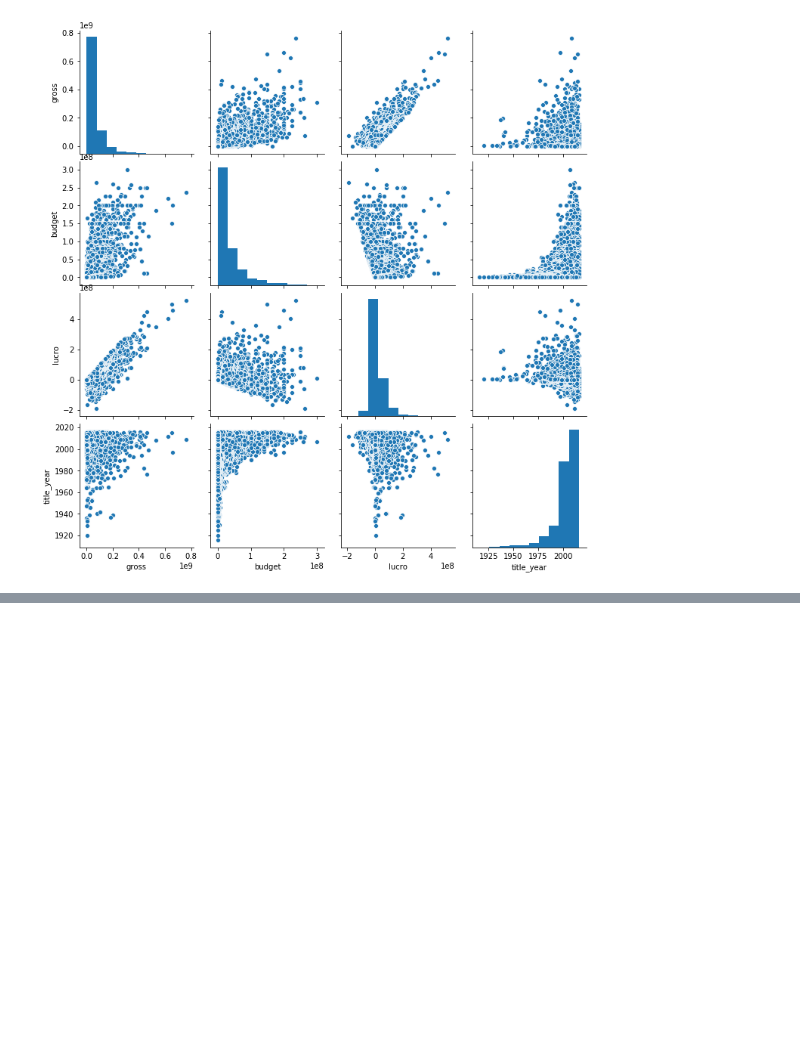
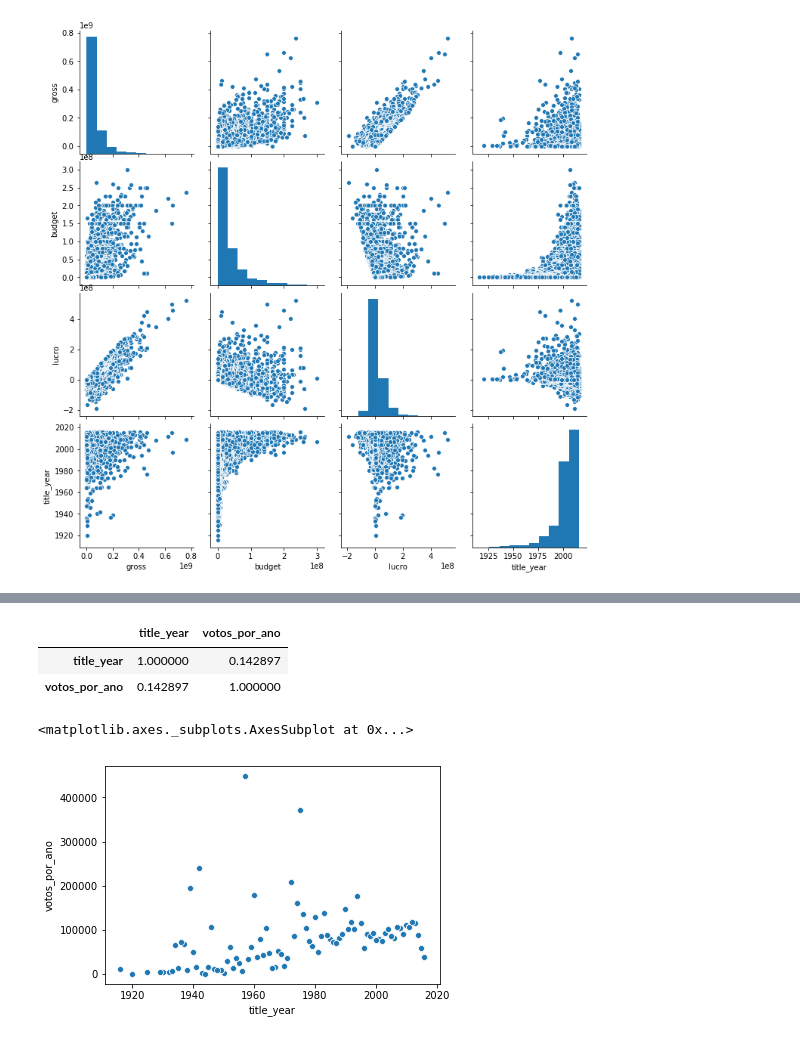
Before and after one commit to lucasnc/quarentena-dados, a Jupyter notebook: aula-03.ipynb, the cells around one changed output, grey strips where cells are left out. Cells and saved outputs as stored; diff of their text form; code cells hidden in the pictures; blank space fills up the shorter version.

```diff
--- a/aula-03.ipynb
+++ b/aula-03.ipynb
@@ -207,0 +283,14 @@ sns.pairplot(data = imdb_usa[['gross', 'budget', 'lucro', 'title_year']])
+# %%
+votos_por_ano = imdb_usa.groupby('title_year')['num_voted_users'].mean()
+imdb_usa_votos_por_ano = imdb_usa.join(votos_por_ano, on='title_year', rsuffix='rs')
+imdb_usa_votos_por_ano.rename(columns={'num_voted_usersrs': 'votos_por_ano'}, inplace=True)
+imdb_usa_votos_por_ano[['title_year', 'votos_por_ano']].corr()
+# %% [output]
+|  | title_year | votos_por_ano |
+| title_year | 1.000000 | 0.142897 |
+| votos_por_ano | 0.142897 | 1.000000 |
+# %%
+sns.scatterplot(x='title_year', y='votos_por_ano', data=imdb_usa_votos_por_ano)
+# %% [output]
+<matplotlib.axes._subplots.AxesSubplot at 0x...>
+[figure, added]
```
Also changed, not shown: parts of 17 cells of this notebook, 2 other files.
